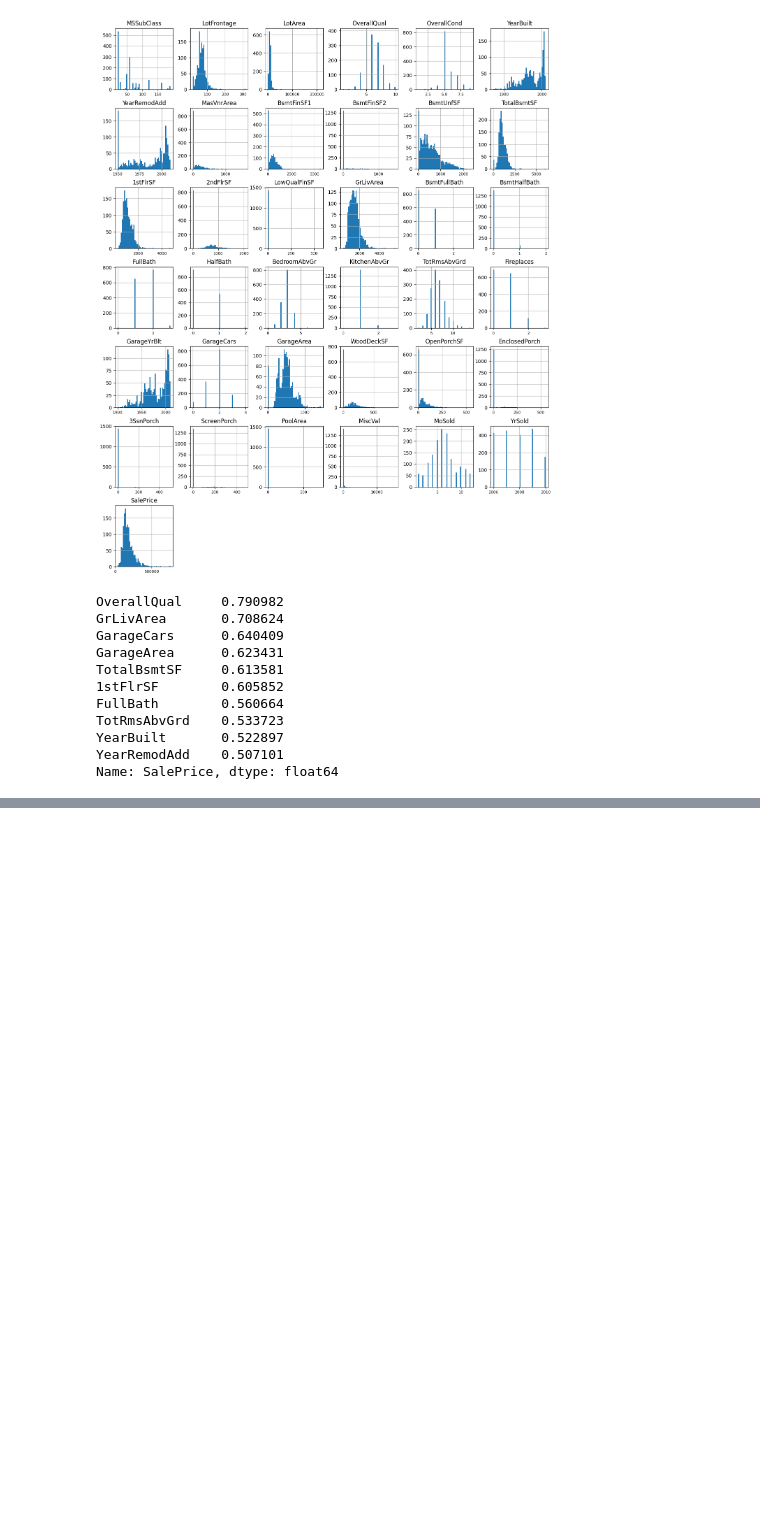
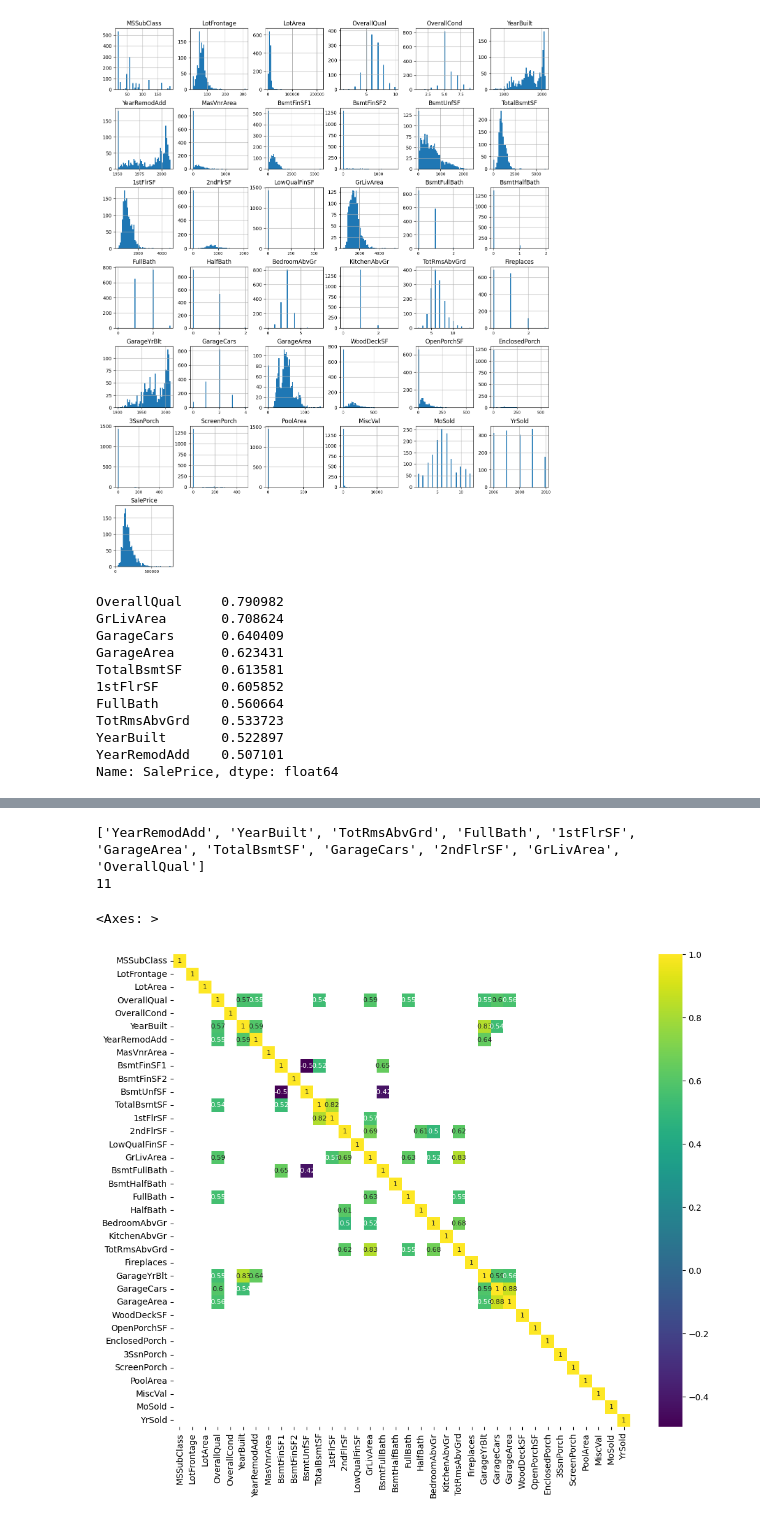
Before and after one commit to Ravestro/Detailed-exploratory-data-analysis-with-python, a Jupyter notebook: code.ipynb, the cells around one changed output, grey strips where cells are left out. Drawn from its saved outputs; the diff is of its cells as text; code cells hidden in the pictures; blank space fills up the shorter version.

```diff
--- a/code.ipynb
+++ b/code.ipynb
@@ -124,0 +186,14 @@ Name: SalePrice, dtype: float64
+# %%
+golden_features = [key for key,value in all_correlations if abs(value)>0.5]
+print(golden_features)
+print(len(golden_features))
+# %% [output]
+['YearRemodAdd', 'YearBuilt', 'TotRmsAbvGrd', 'FullBath', '1stFlrSF', 'GarageArea', 'TotalBsmtSF', 'GarageCars', '2ndFlrSF', 'GrLivArea', 'OverallQual']
+11
+# %%
+corr = dff_num.drop('SalePrice', axis=1).corr()
+plt.figure(figsize=(12, 10))
+sns.heatmap(corr[(corr >= 0.5) | (corr <= -0.4)], cmap='viridis',annot=True,annot_kws={"size": 8})
+# %% [output]
+<Axes: >
+[figure, added]
```
Also changed, not shown: parts of 10 cells of this notebook.
